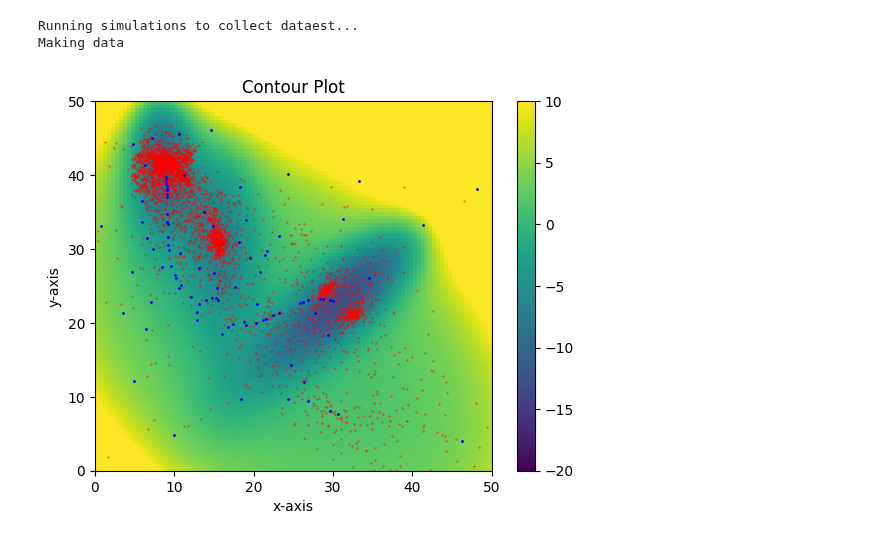
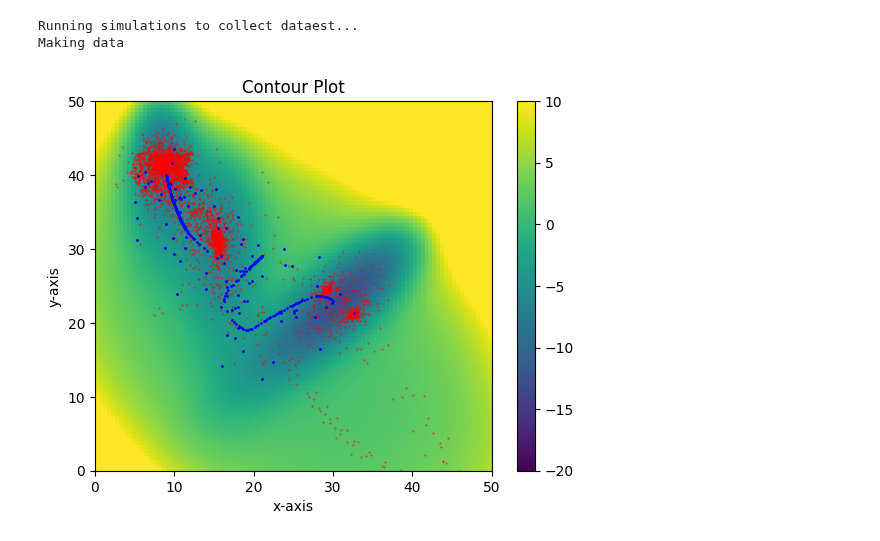
Before and after one commit to michael-psenka/OM-TPS, a Jupyter notebook: compare_actions.ipynb, the cells around one changed output. Drawn from its saved outputs; the diff is of its cells as text; code cells hidden in the pictures.

```diff
--- a/compare_actions.ipynb
+++ b/compare_actions.ipynb
@@ -27,7 +27,7 @@ x0, xf = potential.initial_point.detach(), potential.final_point.detach()
 
 """Optimization Hyperparameters"""
 
-line_density = 100 # path length
+line_density = 300 # path length
 dt = 5 * units.fs # time step to use in action
 gamma = torch.tensor(0.1 / units.fs) # gamma value to use in action
 D = torch.tensor(500 * units.kB / gamma) # diffusion coefficient to use in action
@@ -119,7 +119,7 @@ from mb_dataset import MBDataset
 from mb_calculator import MullerBrownPotential
 
 calculator = MullerBrownPotential(device = "cpu")
-dataset = MBDataset(save_path = 'data', transition_path_guess= np.fliplr(best_path.numpy()), timestep = 20.0, temperature = 800, n_steps = 100, n_sims = 100, gamma = 0.01)
+dataset = MBDataset(save_path = 'data', transition_path_guess= np.fliplr(draw_points.numpy()), timestep = 20.0, temperature = 800, n_steps = 100, n_sims = 100, gamma = 0.01)
 # dataset = MBDataset(save_path = 'data', transition_path_guess=None, timestep = 5.0, temperature = 500, n_steps = 100, n_sims = 50)
 
 # dataset = MBDataset(preload_sim_dir="data/temp=1000_timestep=5.0_friction=0.1")
@@ -129,29 +129,29 @@ Making data
 # %%
 from torch.utils.data import DataLoader
 mb_dataloader = DataLoader(dataset, batch_size=64, shuffle=True)
 
 num_points = 100
 x_values = torch.linspace(calculator.Lx, calculator.Hx , num_points)
 y_values = torch.linspace(calculator.Ly, calculator.Hy, num_points)
 
 x, y = torch.meshgrid(x_values, y_values)
 z = calculator.U_split(x, y).cpu()
 
 fig, ax = plt.subplots()
 colorbar = ax.imshow(z, extent=(x_values.min(), x_values.max(), y_values.min(), y_values.max()), vmin=calculator.U_min, vmax=calculator.U_max, origin='lower', cmap='viridis', aspect='auto')
 ax.set(xlabel="x-axis", ylabel="y-axis", title="Contour Plot")
 plt.colorbar(colorbar)
 
 # also plot batch from dataloader
 for i, batch in enumerate(mb_dataloader):
     ax.scatter(batch[:, 1], batch[:, 0], color='red', s=0.1)
 
-ax.scatter(line_points[:,0], line_points[:,1], s=1, c='blue', label='Line')
+ax.scatter(draw_points[:,0], draw_points[:,1], s=1, c='blue', label='Line')
 
 ax.set_xlim([calculator.Lx, calculator.Hx])
 ax.set_ylim([calculator.Ly, calculator.Hy])
 
 plt.show()
 plt.close()
 # %% [output]
-[figure, old version]
+[figure, new version]
```
Also changed, not shown: parts of 1 cell of this notebook, 1 other file.
